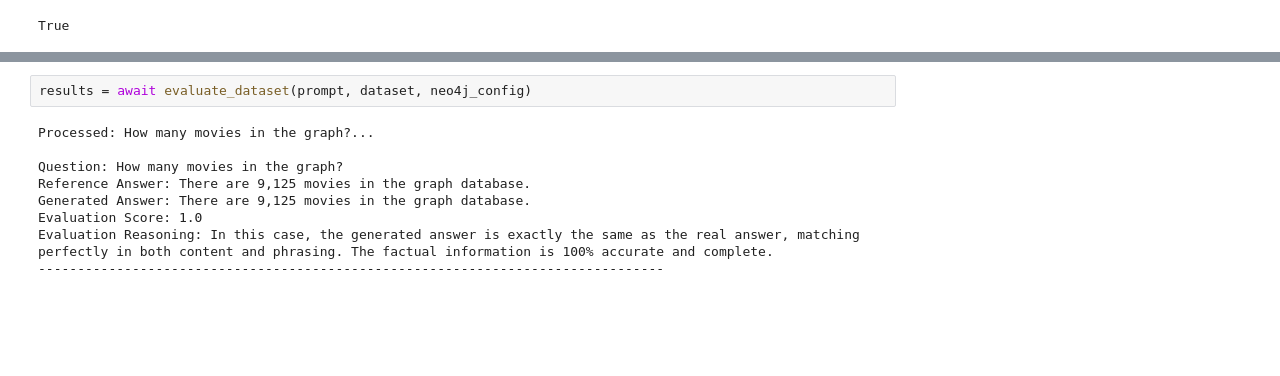
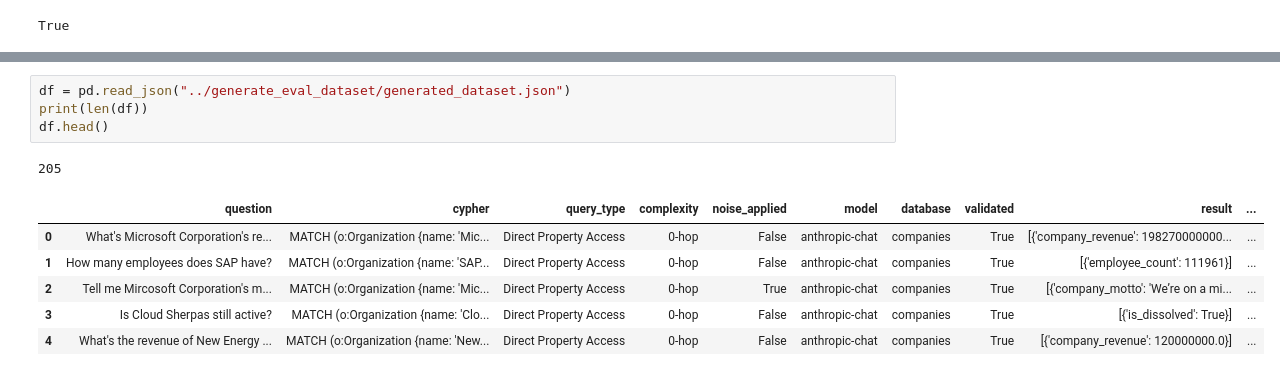
Before and after one commit to xpilasneo4j/grape, a Jupyter notebook: mcp-neo4j-cypher/evaluation.ipynb, the cells around one changed output, grey strips where cells are left out. Cells and saved outputs as stored; diff of their text form; blank space fills up the shorter version.

```diff
--- a/mcp-neo4j-cypher/evaluation.ipynb
+++ b/mcp-neo4j-cypher/evaluation.ipynb
@@ -204,11 +256,12 @@ dataset = [
-# %%
-results = await evaluate_dataset(prompt, dataset, neo4j_config)
-# %% [output]
-Processed: How many movies in the graph?...
-
-Question: How many movies in the graph?
-Reference Answer: There are 9,125 movies in the graph database.
-Generated Answer: There are 9,125 movies in the graph database.
-Evaluation Score: 1.0
-Evaluation Reasoning: In this case, the generated answer is exactly the same as the real answer, matching perfectly in both content and phrasing. The factual information is 100% accurate and complete.
---------------------------------------------------------------------------------
+# %%
+df = pd.read_json("../generate_eval_dataset/generated_dataset.json")
+print(len(df))
+df.head()
+# %% [output]
+205
+|  | question | cypher | query_type | complexity | noise_applied | model | database | validated | result | ... |
+| 0 | What's Microsoft Corporation's re... | MATCH (o:Organization {name: 'Mic... | Direct Property Access | 0-hop | False | anthropic-chat | companies | True | [{'company_revenue': 198270000000... | ... |
+| 1 | How many employees does SAP have? | MATCH (o:Organization {name: 'SAP... | Direct Property Access | 0-hop | False | anthropic-chat | companies | True | [{'employee_count': 111961}] | ... |
+| 2 | Tell me Mircosoft Corporation's m... | MATCH (o:Organization {name: 'Mic... | Direct Property Access | 0-hop | True | anthropic-chat | companies | True | [{'company_motto': 'We’re on a mi... | ... |
+| 3 | Is Cloud Sherpas still active? | MATCH (o:Organization {name: 'Clo... | Direct Property Access | 0-hop | False | anthropic-chat | companies | True | [{'is_dissolved': True}] | ... |
+| 4 | What's the revenue of New Energy ... | MATCH (o:Organization {name: 'New... | Direct Property Access | 0-hop | False | anthropic-chat | companies | True | [{'company_revenue': 120000000.0}] | ... |
```
Also changed, not shown: parts of 10 cells of this notebook, 2 other files.
